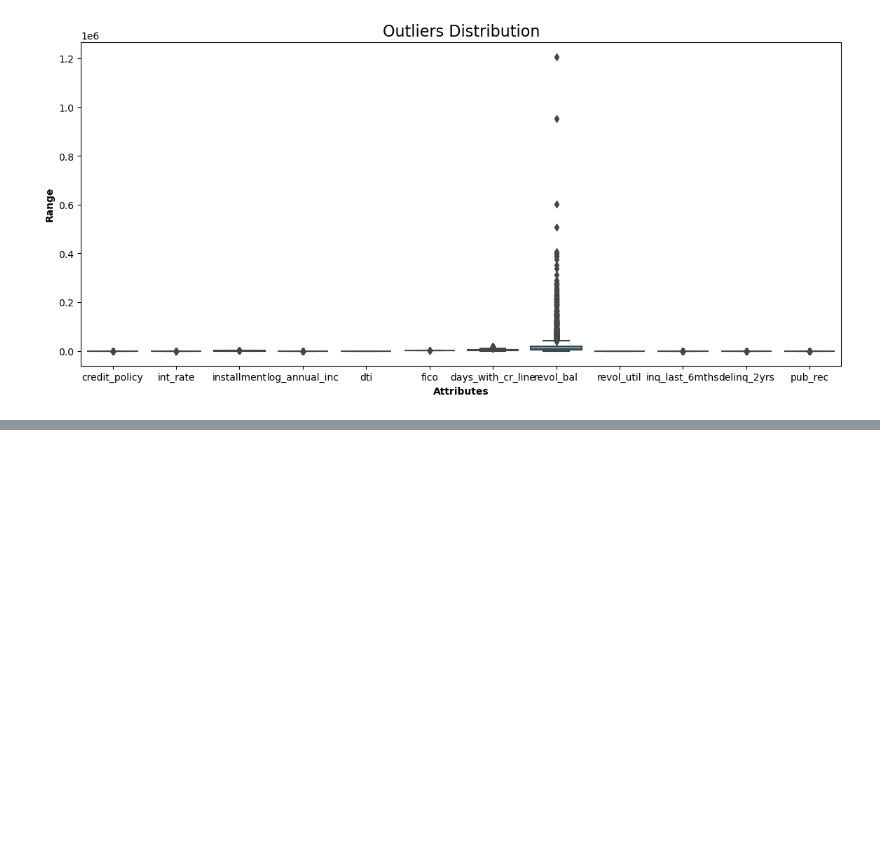
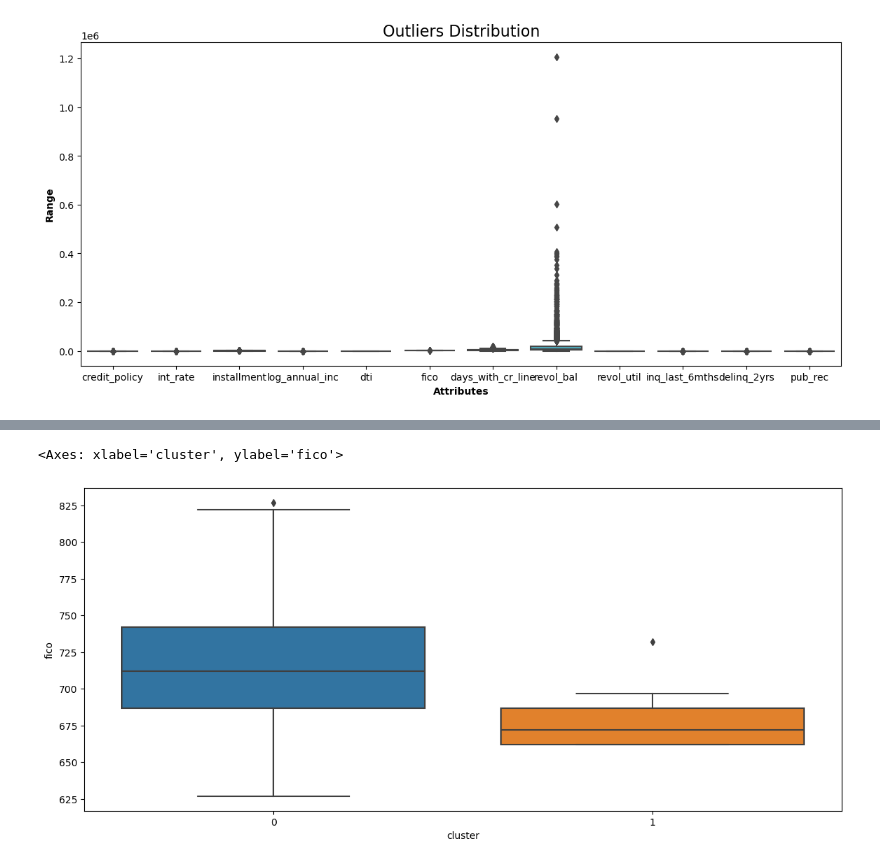
Before and after one commit to johnloane/sd4_dav_24, a Jupyter notebook: clustering_early.ipynb, the cells around one changed output, grey strips where cells are left out. Cells and saved outputs as stored; diff of their text form; code cells hidden in the pictures; blank space fills up the shorter version.

```diff
--- a/clustering_early.ipynb
+++ b/clustering_early.ipynb
@@ -264,0 +302,5 @@ show_boxplot(cleaned_data)
+# %%
+cluster_labels = cut_tree(average_clustering, n_clusters=2).reshape(-1,)
+without_outliers["cluster"] = cluster_labels
+without_outliers
+# pruned_data =pd.DataFrame(pruned_data)
@@ -264,0 +321,5 @@ show_boxplot(cleaned_data)
+# %%
+sb.boxplot(x="cluster", y="fico", data=without_outliers)
+# %% [output]
+<Axes: xlabel='cluster', ylabel='fico'>
+[figure, added]
```
Also changed, not shown: parts of 20 cells of this notebook, 2 other files.
